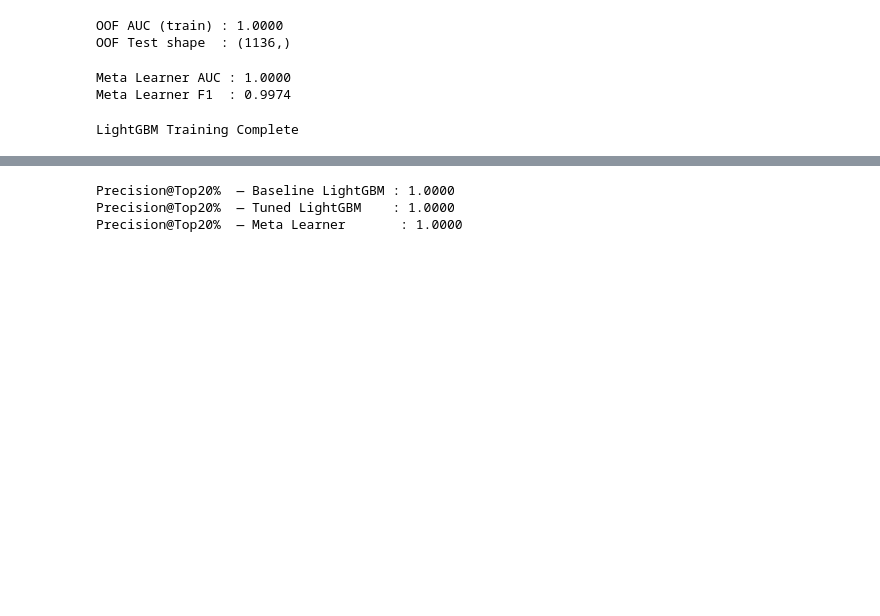
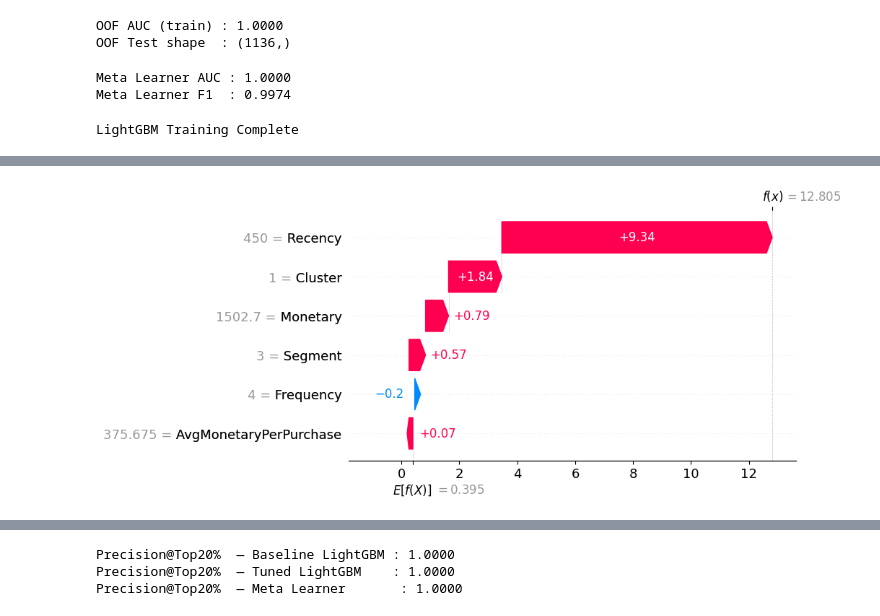
Before and after one commit to sagarmehra69/neuralretail-ai-sales-intelligence, a Jupyter notebook: notebooks/05_Churn_Advanced.ipynb, the cells around one changed output, grey strips where cells are left out. Drawn from its saved outputs; the diff is of its cells as text; code cells hidden in the pictures; blank space fills up the shorter version.

```diff
--- a/notebooks/05_Churn_Advanced.ipynb
+++ b/notebooks/05_Churn_Advanced.ipynb
@@ -553,18 +565,15 @@ shap.summary_plot(
 # %%
 # =========================================================
-# 🌊 SHAP Waterfall Plot
+# 🌊 SHAP Waterfall Plot (First Test Sample)
 # =========================================================
 
+# Show prediction explanation for the first test sample
 shap.waterfall_plot(
-
     shap.Explanation(
-
-        values=shap_values[0],
-
-        base_values=
-            explainer.expected_value,
-
+        values=sv[0],
+        base_values=explainer.expected_value,
         data=X_test.iloc[0]
-
     )
 )
+# %% [output]
+[figure, added]
```
Also changed, not shown: parts of 18 cells of this notebook, 4 other files.
